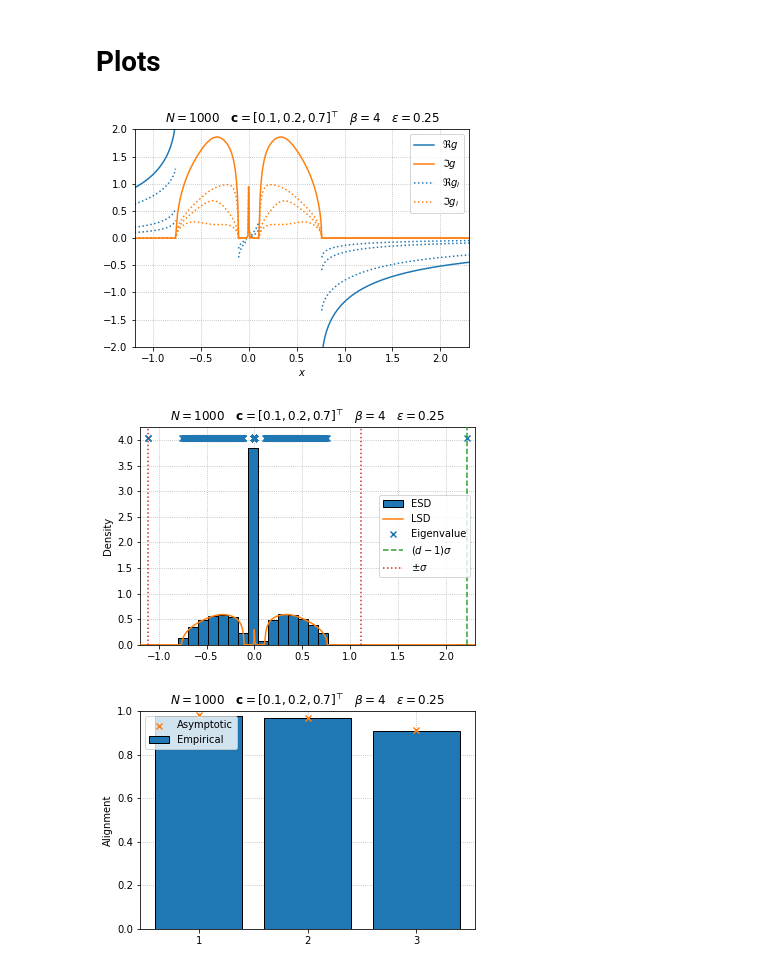
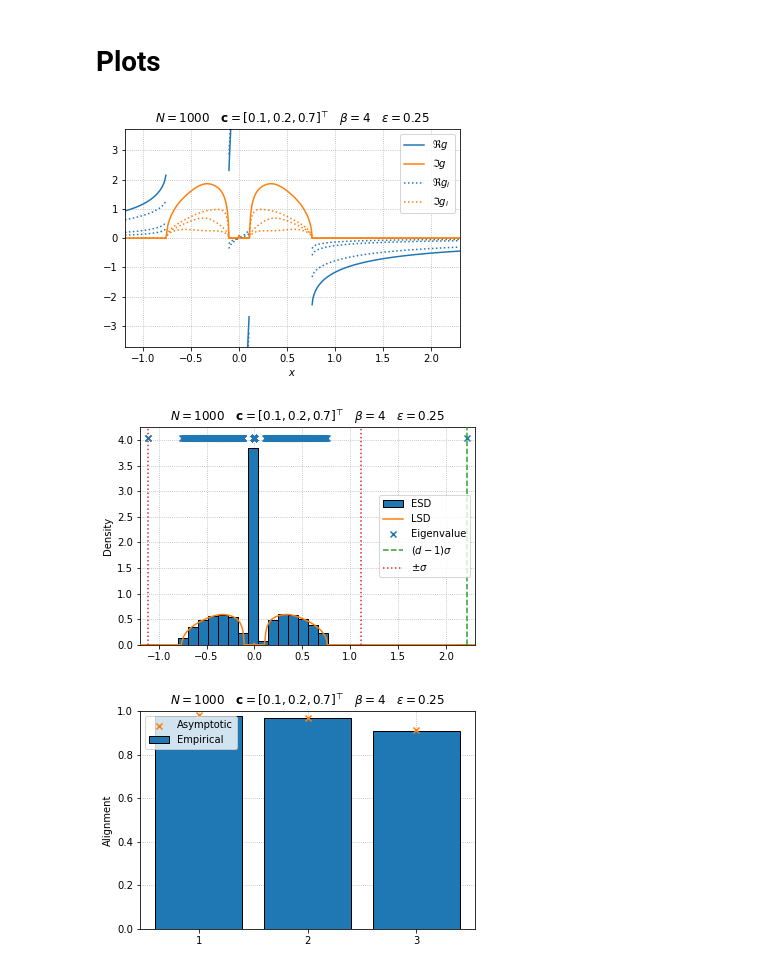
Before and after one commit to HugoLebeau/tensor_rank1approx, a Jupyter notebook: main.ipynb, the cells around one changed output. Drawn from its saved outputs; the diff is of its cells as text; code cells hidden in the pictures.

```diff
--- a/main.ipynb
+++ b/main.ipynb
@@ -54,7 +54,7 @@ xmin, xmax = utils.plot_interv(eigvals.min(), eigvals.max())
 
 # Limiting Spectral Distribution (LSD)
 xx = np.linspace(xmin, xmax, 500)
-eta = 1e-5
+eta = 1e-6
 gg = utils.stieltjes(xx+eta*1j, c, eps, maxiter=np.inf)
 LSD = gg['g'].imag/np.pi
 
@@ -68,18 +68,19 @@ beta_est = 3.931767266385663
 # %%
 mask = (gg['g'].imag < 1e-2)
 plt.plot(xx, np.where(mask, gg['g'].real, np.nan), c='C0')
 plt.plot(xx, gg['g'].imag, c='C1')
 for i in range(d):
     plt.plot(xx, np.where(mask, gg['gi'][i].real, np.nan), c='C0', ls=':')
     plt.plot(xx, gg['gi'][i].imag, c='C1', ls=':')
 plt.grid(ls=':')
 plt.xlabel("$x$")
 plt.xlim(xmin, xmax)
-plt.ylim(-2, 2)
+ymax = 2*gg['g'].imag.max()
+plt.ylim(-ymax, ymax)
 plt.legend(["$\\Re g$", "$\\Im g$", "$\\Re g_i$", "$\\Im g_i$"])
 plt.title(setting);
 # %% [output]
-[figure, old version]
+[figure, new version]
 # %%
 # mask = ~np.isclose(eigvals, 0)
 # counts, bins = np.histogram(eigvals[mask], density=True, bins='sqrt')
@@ -97,7 +98,7 @@ plt.ylabel("Density")
 plt.legend(loc='center right')
 plt.title(setting);
 # %% [output]
-[figure, old version]
+[figure, new version]
 # %%
 ax = plt.figure().gca()
 dim = 1+np.arange(d)
```
Also changed, not shown: 1 other file.
